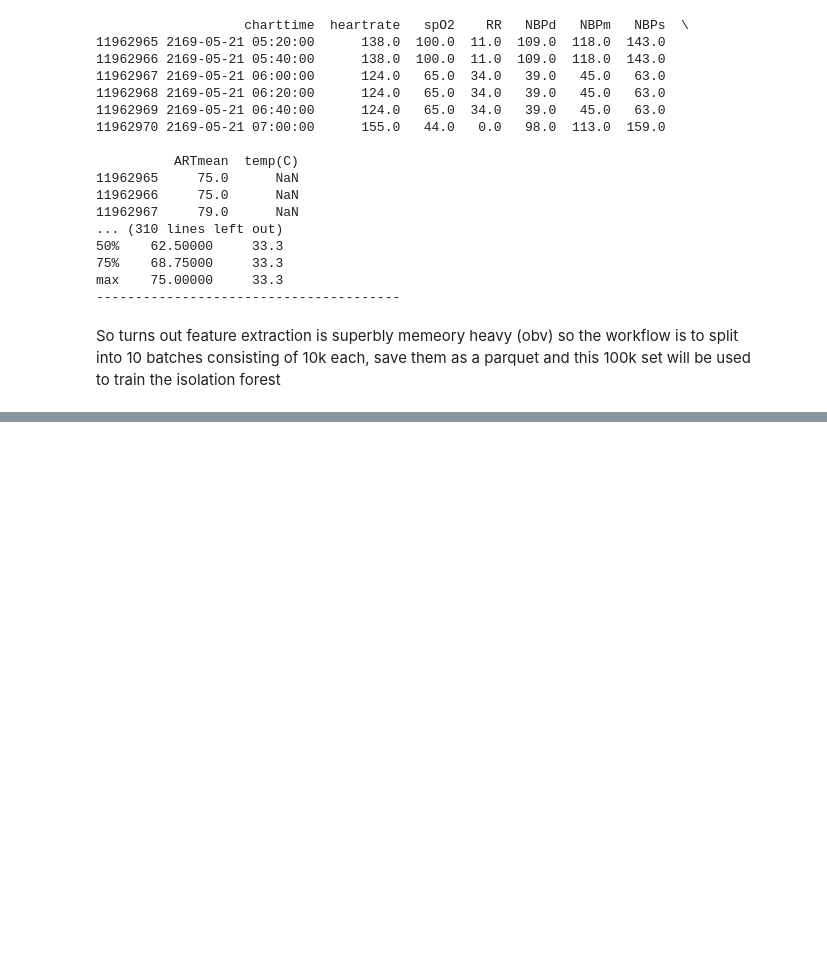
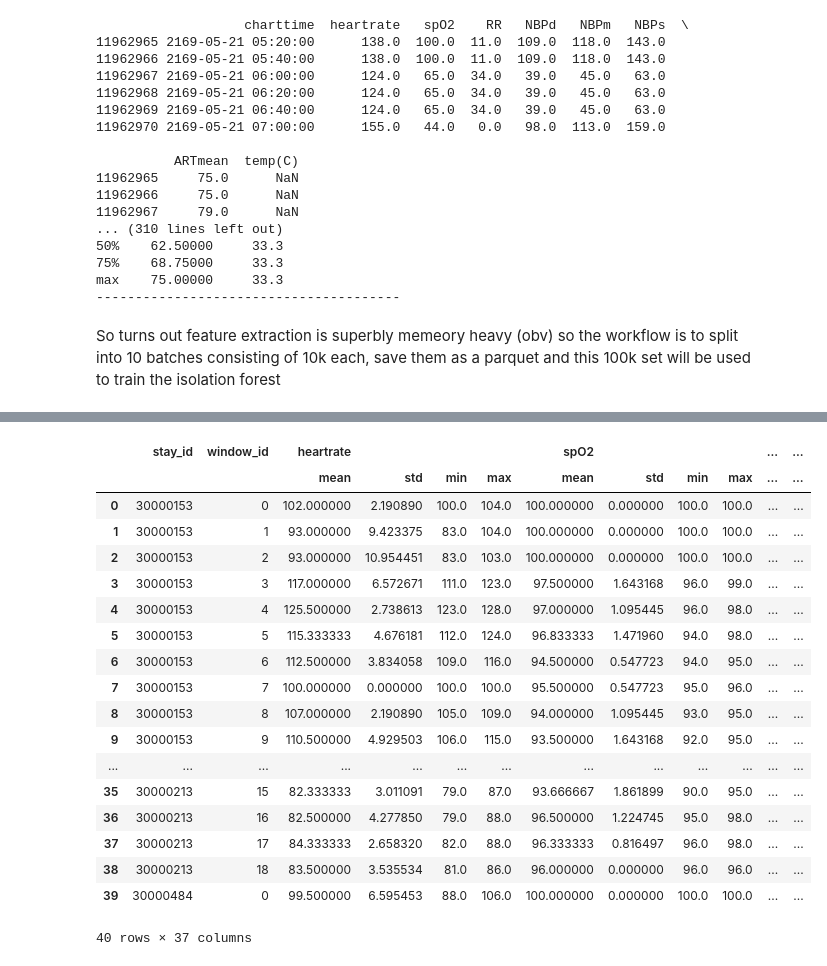
Before and after one commit to pranavv2707/ICU, a Jupyter notebook: notebooks/preprocessing.ipynb, the cells around one changed output, grey strips where cells are left out. Cells and saved outputs as stored; diff of their text form; code cells hidden in the pictures; blank space fills up the shorter version.

```diff
--- a/notebooks/preprocessing.ipynb
+++ b/notebooks/preprocessing.ipynb
@@ -1084,0 +1151,3 @@ So turns out feature extraction is superbly memeory heavy (obv) so the workflow
+# %%
+feature_df = uniform_filtered.groupby(["stay_id", "window_id"])[vitals1].agg(["mean", "std", "min", "max"]).reset_index()
+feature_df.head()
@@ -1084,0 +1163,11 @@ So turns out feature extraction is superbly memeory heavy (obv) so the workflow
+# %%
+feature_df["n_windows"] = (
+    feature_df
+    .groupby("stay_id")["window_id"]
+    .transform("size")
+)
+feature_df["window_position"] = (
+    feature_df
+    .groupby("stay_id")
+    .cumcount()
+)
@@ -1084,0 +1183,24 @@ So turns out feature extraction is superbly memeory heavy (obv) so the workflow
+# %%
+feature_df["n_train"] = (
+    feature_df["n_windows"] * 0.70
+).astype(int)
+# %% [output]
+|  | stay_id | window_id | heartrate |  |  |  | spO2 |  |  |  | ... | ... |
+|  |  |  | mean | std | min | max | mean | std | min | max | ... | ... |
+| 0 | 30000153 | 0 | 102.000000 | 2.190890 | 100.0 | 104.0 | 100.000000 | 0.000000 | 100.0 | 100.0 | ... | ... |
+| 1 | 30000153 | 1 | 93.000000 | 9.423375 | 83.0 | 104.0 | 100.000000 | 0.000000 | 100.0 | 100.0 | ... | ... |
+| 2 | 30000153 | 2 | 93.000000 | 10.954451 | 83.0 | 103.0 | 100.000000 | 0.000000 | 100.0 | 100.0 | ... | ... |
+| 3 | 30000153 | 3 | 117.000000 | 6.572671 | 111.0 | 123.0 | 97.500000 | 1.643168 | 96.0 | 99.0 | ... | ... |
+| 4 | 30000153 | 4 | 125.500000 | 2.738613 | 123.0 | 128.0 | 97.000000 | 1.095445 | 96.0 | 98.0 | ... | ... |
+| 5 | 30000153 | 5 | 115.333333 | 4.676181 | 112.0 | 124.0 | 96.833333 | 1.471960 | 94.0 | 98.0 | ... | ... |
+| 6 | 30000153 | 6 | 112.500000 | 3.834058 | 109.0 | 116.0 | 94.500000 | 0.547723 | 94.0 | 95.0 | ... | ... |
+| 7 | 30000153 | 7 | 100.000000 | 0.000000 | 100.0 | 100.0 | 95.500000 | 0.547723 | 95.0 | 96.0 | ... | ... |
+| 8 | 30000153 | 8 | 107.000000 | 2.190890 | 105.0 | 109.0 | 94.000000 | 1.095445 | 93.0 | 95.0 | ... | ... |
+| 9 | 30000153 | 9 | 110.500000 | 4.929503 | 106.0 | 115.0 | 93.500000 | 1.643168 | 92.0 | 95.0 | ... | ... |
+| ... | ... | ... | ... | ... | ... | ... | ... | ... | ... | ... | ... | ... |
+| 35 | 30000213 | 15 | 82.333333 | 3.011091 | 79.0 | 87.0 | 93.666667 | 1.861899 | 90.0 | 95.0 | ... | ... |
+| 36 | 30000213 | 16 | 82.500000 | 4.277850 | 79.0 | 88.0 | 96.500000 | 1.224745 | 95.0 | 98.0 | ... | ... |
+| 37 | 30000213 | 17 | 84.333333 | 2.658320 | 82.0 | 88.0 | 96.333333 | 0.816497 | 96.0 | 98.0 | ... | ... |
+| 38 | 30000213 | 18 | 83.500000 | 3.535534 | 81.0 | 86.0 | 96.000000 | 0.000000 | 96.0 | 96.0 | ... | ... |
+| 39 | 30000484 | 0 | 99.500000 | 6.595453 | 88.0 | 106.0 | 100.000000 | 0.000000 | 100.0 | 100.0 | ... | ... |
+40 rows × 37 columns
```
Also changed, not shown: parts of 18 cells of this notebook.
